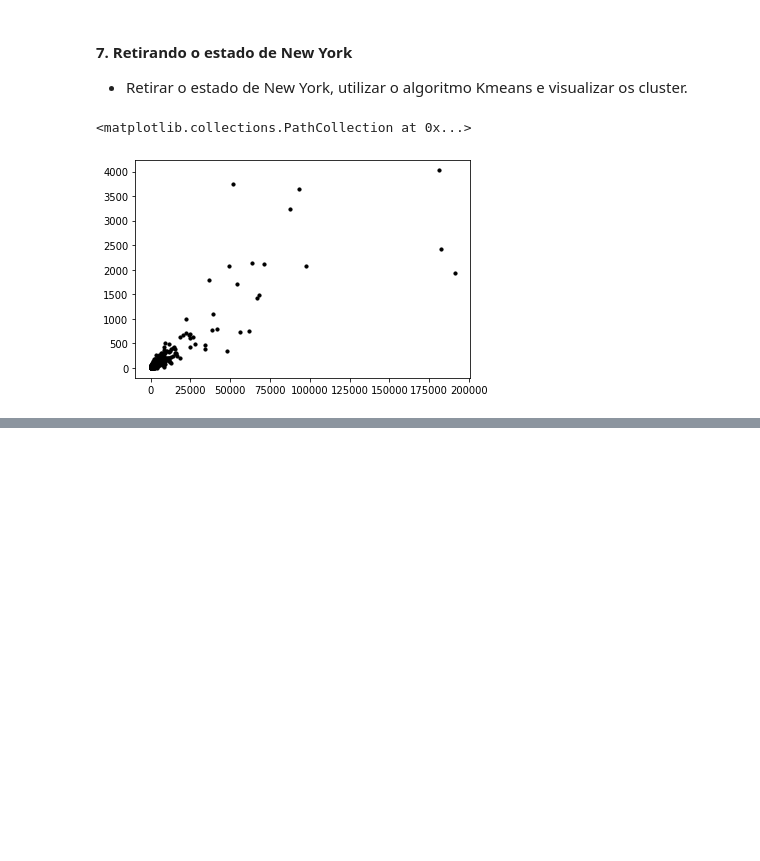
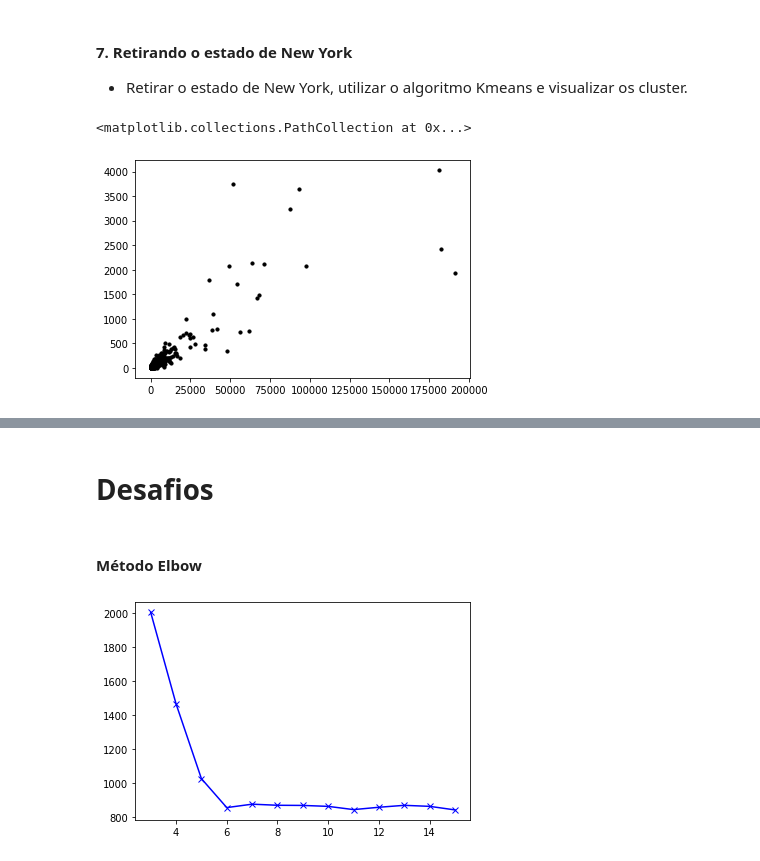
Before and after one commit to matheusjerico/kmeans-scratch, a Jupyter notebook: kmeans_scratch.ipynb, the cells around one changed output, grey strips where cells are left out. Cells and saved outputs as stored; diff of their text form; code cells hidden in the pictures; blank space fills up the shorter version.

Commit message:
variacao de k e elbow method

```diff
--- a/kmeans_scratch.ipynb
+++ b/kmeans_scratch.ipynb
@@ -230,3 +219,7 @@ dataset.loc[dataset['cluster'] == 2.0, 'centroide_y'] = kmeans.centroids[2][1]
+# %%
+for i in range(kmeans.k):
+  dataset.loc[dataset['cluster'] == i, 'centroide_x'] = kmeans.centroids[i][0]
+  dataset.loc[dataset['cluster'] == i, 'centroide_y'] = kmeans.centroids[i][1]
 # %%
 dataset['distancia_x'] = np.abs(dataset['cases'] - dataset['centroide_x'])
 dataset['distancia_y'] = np.abs(dataset['deaths'] - dataset['centroide_y'])
@@ -246,0 +226,4 @@ Distância média (eixo Y) entre os pontos do centroide 2.0: 834.6925177323191
+# %%
+for i in range(kmeans.k):
+  print("Distância média (eixo X) entre os pontos do centroide {}: {}".format(i, np.mean(dataset[dataset['cluster']==i]['distancia_x'])))
+  print("Distância média (eixo Y) entre os pontos do centroide {}: {}".format(i, np.mean(dataset[dataset['cluster']==i]['distancia_y'])))
@@ -246,0 +239,43 @@ Distância média (eixo Y) entre os pontos do centroide 2.0: 834.6925177323191
+# %% [markdown]
+# Desafios
+# %% [markdown]
+#### Método Elbow
+# %%
+def dist(a, b, ax=1):
+  return np.linalg.norm(a - b, axis=ax)
+
+def elbow_plot(data, k_max):
+  dataset = data.copy()
+  dists = []
+
+  for i in range(k_max - 2):
+    kmeans = K_Means(k = i+2, pontos = X, parada = 0.0001, max_iter = 10)
+    kmeans.fit()
+
+    dataset['cluster'] = kmeans.clusters
+    dataset['centroide_x'] = np.nan
+    dataset['centroide_y'] = np.nan
+
+    for i in range(kmeans.k):
+      dataset.loc[dataset['cluster'] == i, 'centroide_x'] = kmeans.centroids[i][0]
+      dataset.loc[dataset['cluster'] == i, 'centroide_y'] = kmeans.centroids[i][1]
+
+    dataset['distancia'] = dist(
+        np.array(list(zip(dataset['cases'], dataset['deaths']))),
+        np.array(list(zip(dataset['centroide_x'], dataset['centroide_y'])))
+    )
+    dists.append([i+2, dataset['distancia'].mean()])
+
+  x = []
+  y = []
+
+  fig, ax = plt.subplots()
+  for i in range(len(dists)):
+    x.append(dists[i][0])
+    y.append(dists[i][1])
+
+  ax.plot(x, y, c='b', marker='x')
+# %%
+elbow_plot(dataset, 15)
+# %% [output]
+[figure, added]
```
Also changed, not shown: parts of 17 cells of this notebook.
